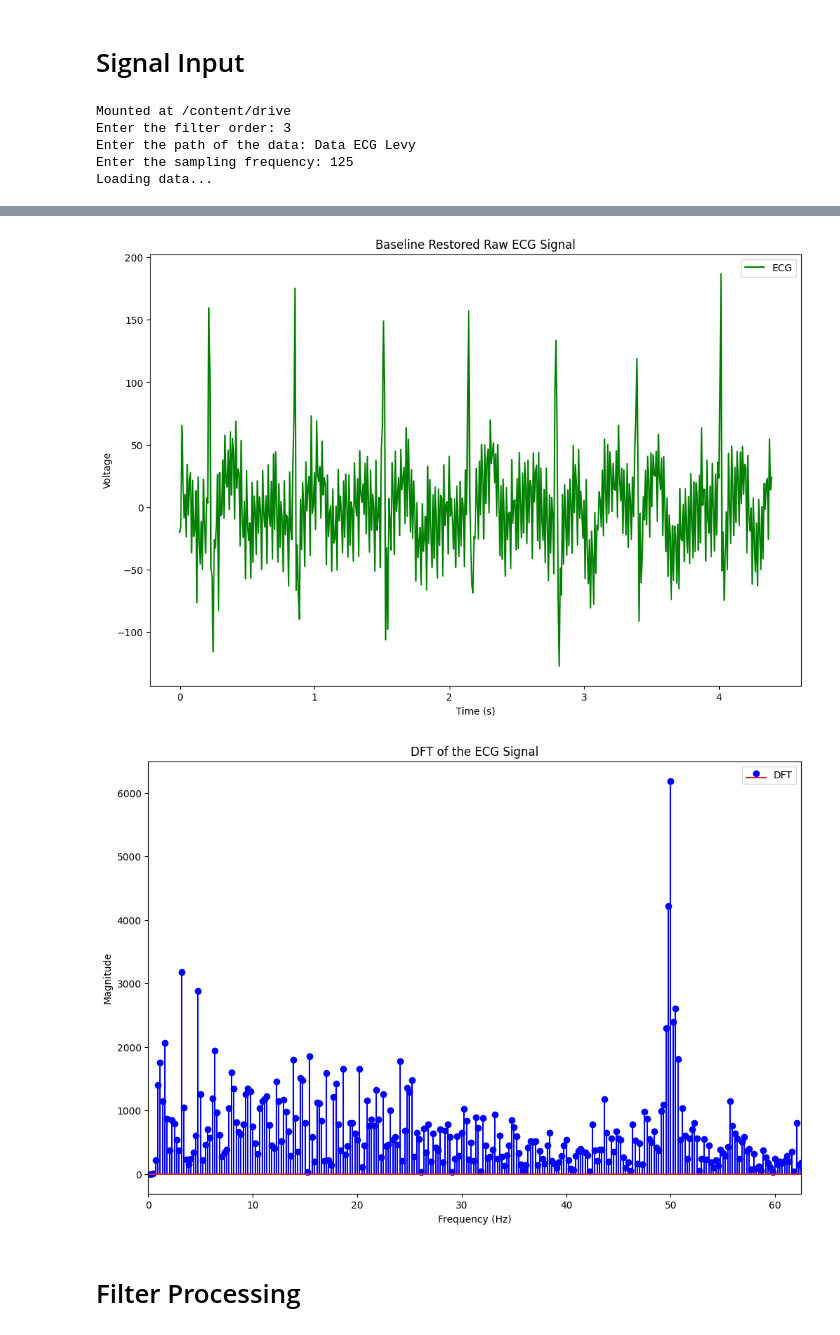
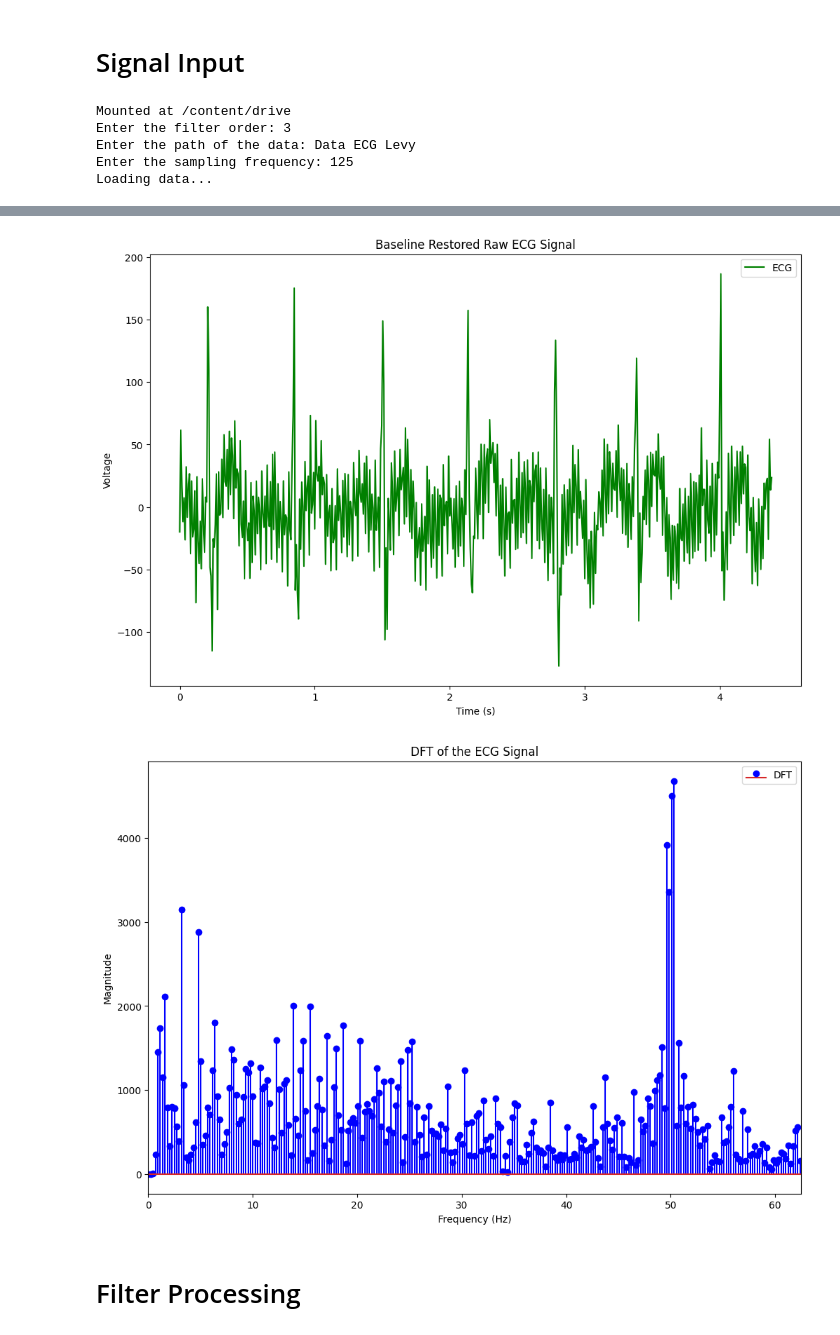
Before and after one commit to hiikariri/ecg-signal-processing, a Jupyter notebook: final_project_dps_5023221004_Levy.ipynb, the cells around one changed output, grey strips where cells are left out. Cells and saved outputs as stored; diff of their text form; code cells hidden in the pictures.

```diff
--- a/final_project_dps_5023221004_Levy.ipynb
+++ b/final_project_dps_5023221004_Levy.ipynb
@@ -159,7 +178,7 @@ sampling_freq = int(input("Enter the sampling frequency: "))
 try:
     print("Loading data...")
     data_path = "/content/drive/MyDrive/" + path + ".txt"
-    sequence, data = np.loadtxt(data_path, skiprows=1, delimiter=None, unpack=True)
+    sequence, data = np.loadtxt(data_path, skiprows=2, delimiter=None, unpack=True)
 except Exception as e:
     print(f"Error loading data: {e}")
     exit(1)
@@ -193,5 +212,5 @@ Loading data...
-[figure, old version]
+[figure, new version]
-[figure, old version]
+[figure, new version]
 # %% [markdown]
 # Filter Processing
 # %%
```
Also changed, not shown: parts of 11 cells of this notebook.
